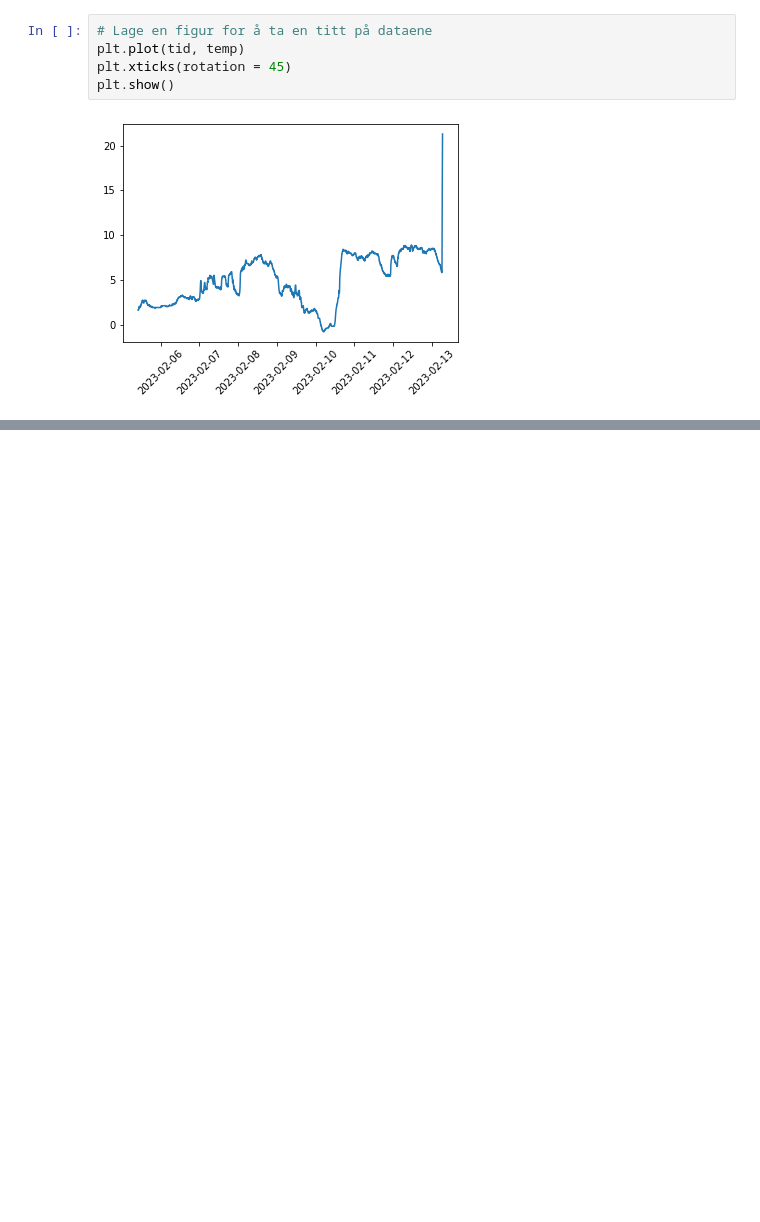
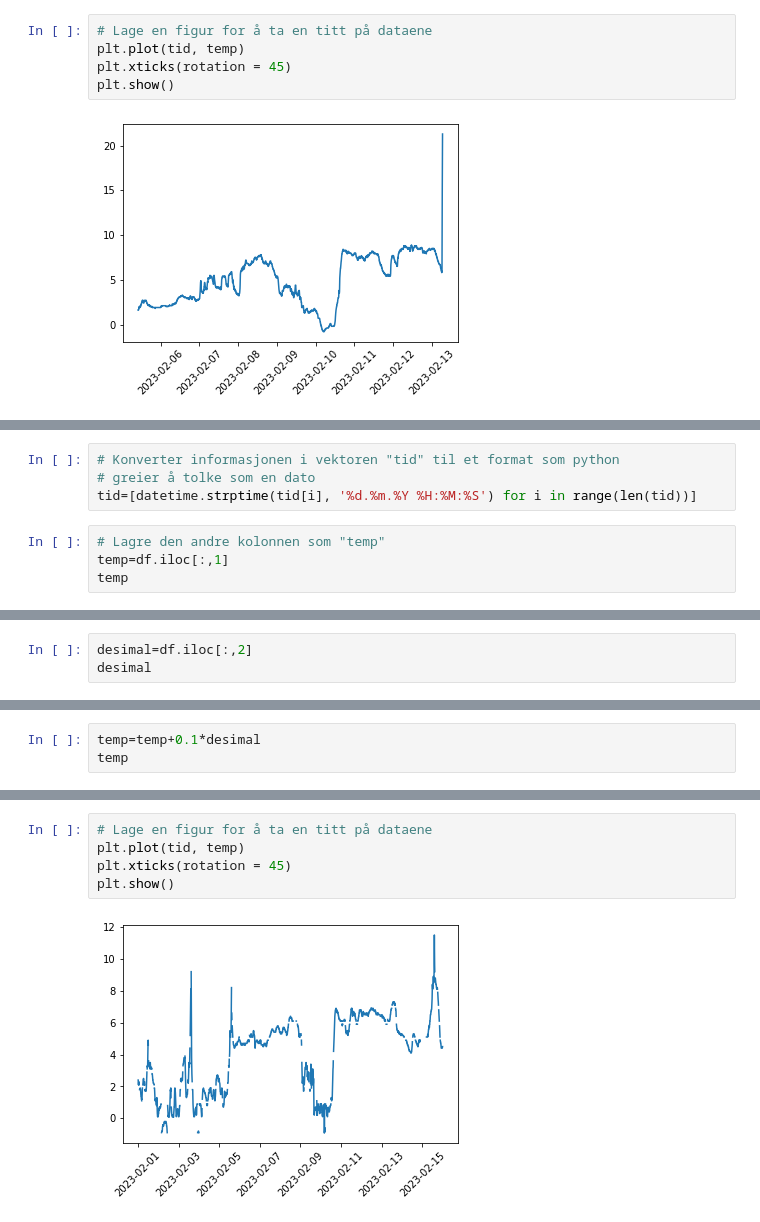
Before and after one commit to irendundas/EkteData, a Jupyter notebook: NAT624/Last_inn_temp_logger_data.ipynb, the cells around one changed output, grey strips where cells are left out. Cells and saved outputs as stored; diff of their text form; blank space fills up the shorter version.

```diff
--- a/NAT624/Last_inn_temp_logger_data.ipynb
+++ b/NAT624/Last_inn_temp_logger_data.ipynb
@@ -81,0 +125,8 @@ plt.show()
+# %%
+# Konverter informasjonen i vektoren "tid" til et format som python
+# greier å tolke som en dato
+tid=[datetime.strptime(tid[i], '%d.%m.%Y %H:%M:%S') for i in range(len(tid))]
+# %%
+# Lagre den andre kolonnen som "temp"
+temp=df.iloc[:,1]
+temp
@@ -81,0 +146,3 @@ plt.show()
+# %%
+desimal=df.iloc[:,2]
+desimal
@@ -81,0 +162,3 @@ plt.show()
+# %%
+temp=temp+0.1*desimal
+temp
@@ -81,0 +178,7 @@ plt.show()
+# %%
+# Lage en figur for å ta en titt på dataene
+plt.plot(tid, temp)
+plt.xticks(rotation = 45)
+plt.show()
+# %% [output]
+[figure, added]
```
Also changed, not shown: parts of 8 cells of this notebook.
